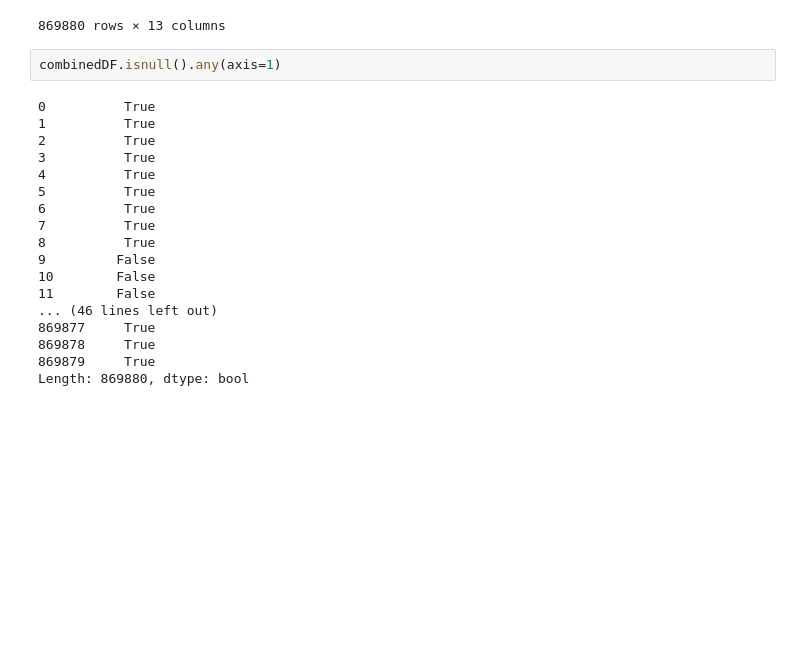
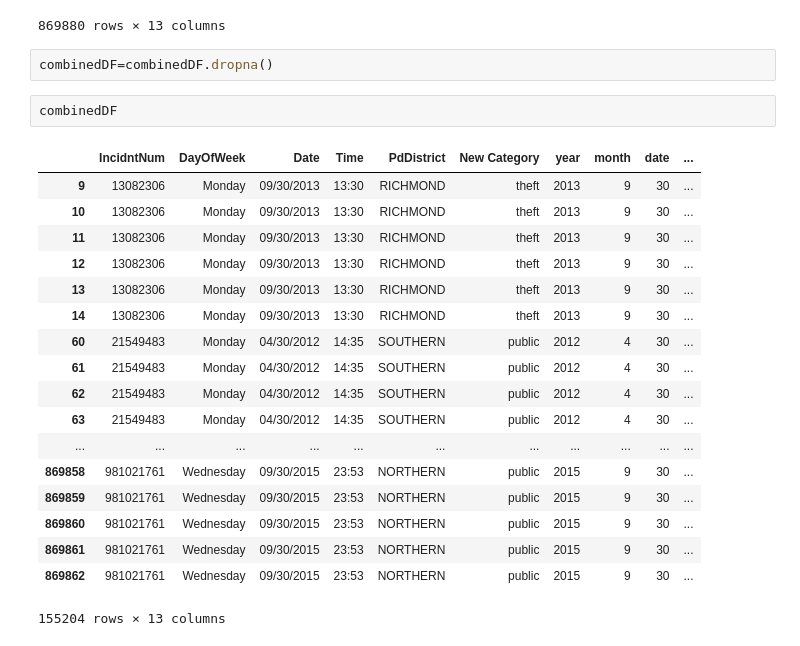
Before and after one commit to limclara-sq/IEOR242-SFCrimePrediction, a Jupyter notebook: preprocessing/Crime_preprocessing.ipynb, the cells around one changed output. Saved outputs shown, nothing was run; the diff lists cells and outputs as text; blank space fills up the shorter version.

```diff
--- a/preprocessing/Crime_preprocessing.ipynb
+++ b/preprocessing/Crime_preprocessing.ipynb
@@ -533,23 +533,26 @@ combinedDF.sort_values(by=['IncidntNum'])
 | 869878 | 991305157 | Wednesday | 03/12/2014 | 09:00 | RICHMOND | domestic | 2014 | 3 | 12 | ... |
 | 869879 | 991349672 | Thursday | 03/13/2014 | 09:00 | SOUTHERN | domestic | 2014 | 3 | 13 | ... |
 869880 rows × 13 columns
-# %%
-combinedDF.isnull().any(axis=1)
-# %% [output]
-0          True
-1          True
-2          True
-3          True
-4          True
-5          True
-6          True
-7          True
-8          True
-9         False
-10        False
-11        False
-... (46 lines left out)
-869877     True
-869878     True
-869879     True
-Length: 869880, dtype: bool
+# %%
+combinedDF=combinedDF.dropna()
+# %%
+combinedDF
+# %% [output]
+|  | IncidntNum | DayOfWeek | Date | Time | PdDistrict | New Category | year | month | date | ... |
+| 9 | 13082306 | Monday | 09/30/2013 | 13:30 | RICHMOND | theft | 2013 | 9 | 30 | ... |
+| 10 | 13082306 | Monday | 09/30/2013 | 13:30 | RICHMOND | theft | 2013 | 9 | 30 | ... |
+| 11 | 13082306 | Monday | 09/30/2013 | 13:30 | RICHMOND | theft | 2013 | 9 | 30 | ... |
+| 12 | 13082306 | Monday | 09/30/2013 | 13:30 | RICHMOND | theft | 2013 | 9 | 30 | ... |
+| 13 | 13082306 | Monday | 09/30/2013 | 13:30 | RICHMOND | theft | 2013 | 9 | 30 | ... |
+| 14 | 13082306 | Monday | 09/30/2013 | 13:30 | RICHMOND | theft | 2013 | 9 | 30 | ... |
+| 60 | 21549483 | Monday | 04/30/2012 | 14:35 | SOUTHERN | public | 2012 | 4 | 30 | ... |
+| 61 | 21549483 | Monday | 04/30/2012 | 14:35 | SOUTHERN | public | 2012 | 4 | 30 | ... |
+| 62 | 21549483 | Monday | 04/30/2012 | 14:35 | SOUTHERN | public | 2012 | 4 | 30 | ... |
+| 63 | 21549483 | Monday | 04/30/2012 | 14:35 | SOUTHERN | public | 2012 | 4 | 30 | ... |
+| ... | ... | ... | ... | ... | ... | ... | ... | ... | ... | ... |
+| 869858 | 981021761 | Wednesday | 09/30/2015 | 23:53 | NORTHERN | public | 2015 | 9 | 30 | ... |
+| 869859 | 981021761 | Wednesday | 09/30/2015 | 23:53 | NORTHERN | public | 2015 | 9 | 30 | ... |
+| 869860 | 981021761 | Wednesday | 09/30/2015 | 23:53 | NORTHERN | public | 2015 | 9 | 30 | ... |
+| 869861 | 981021761 | Wednesday | 09/30/2015 | 23:53 | NORTHERN | public | 2015 | 9 | 30 | ... |
+| 869862 | 981021761 | Wednesday | 09/30/2015 | 23:53 | NORTHERN | public | 2015 | 9 | 30 | ... |
+155204 rows × 13 columns
```
